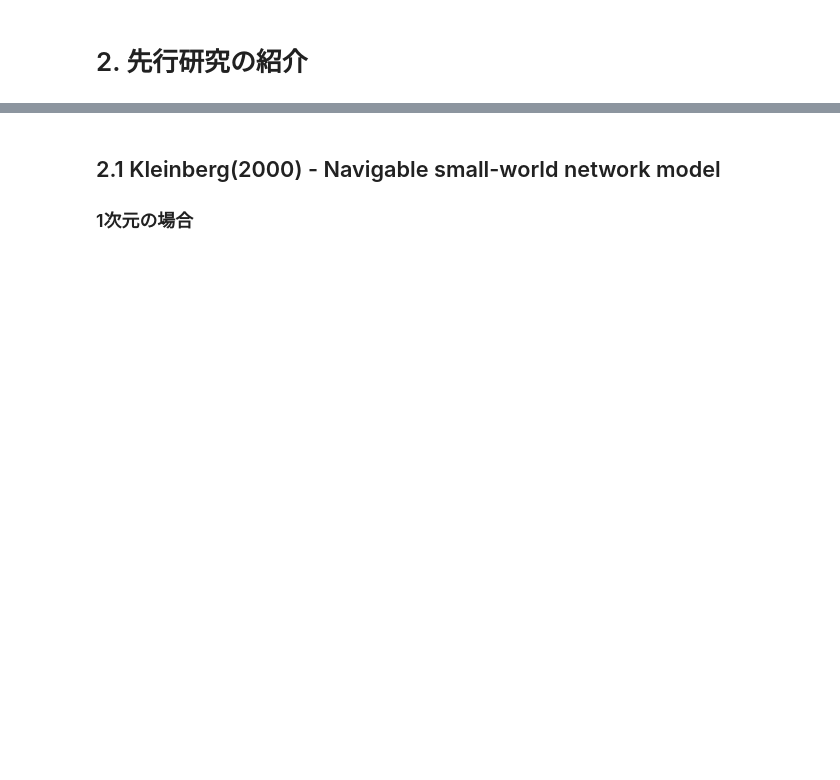
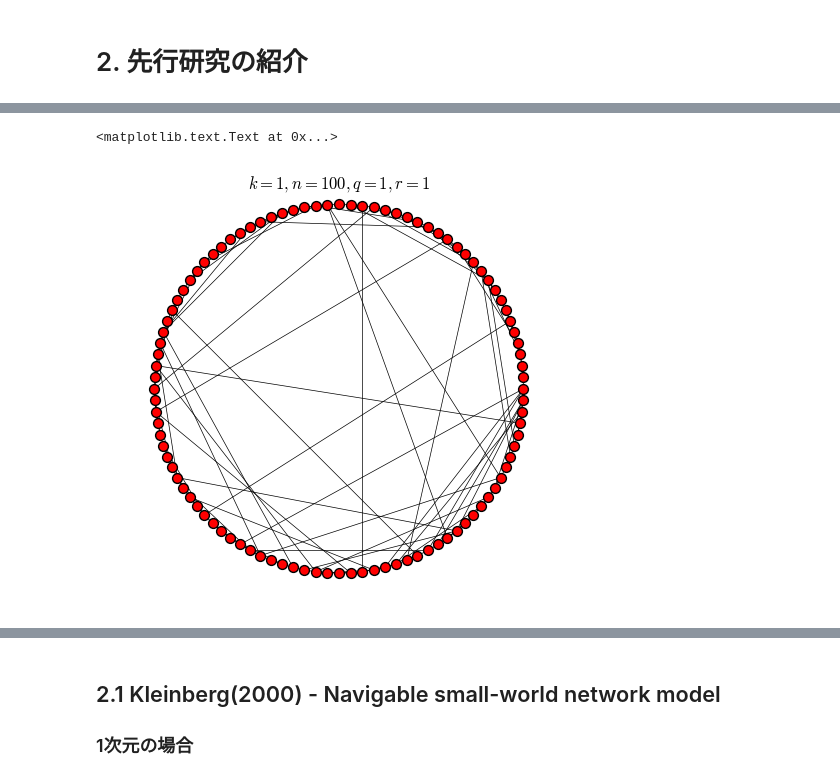
Before and after one commit to akiratk0355/navigable-network-analysis, a Jupyter notebook: presentation-sandberg(2005).ipynb, the cells around one changed output, grey strips where cells are left out. Cells and saved outputs as stored; diff of their text form; code cells hidden in the pictures; blank space fills up the shorter version.

```diff
--- a/presentation-sandberg(2005).ipynb
+++ b/presentation-sandberg(2005).ipynb
@@ -39,0 +140,9 @@ logging.basicConfig(level=logging.INFO, stream=sys.stderr)
+# %%
+plt.rcParams['figure.figsize'] = (5,5)
+G = kleinberg_ring(100, p=1, q=1, r=1)
+pos = draw_autocrop(G)
+nx.draw_circular(G, with_labels=False, node_size=50, node_color='r', width=0.5)
+plt.title("$k=1, n=100, q=1, r=1$")
+# %% [output]
+<matplotlib.text.Text at 0x...>
+[figure, added]
```
Also changed, not shown: parts of 14 cells of this notebook.
